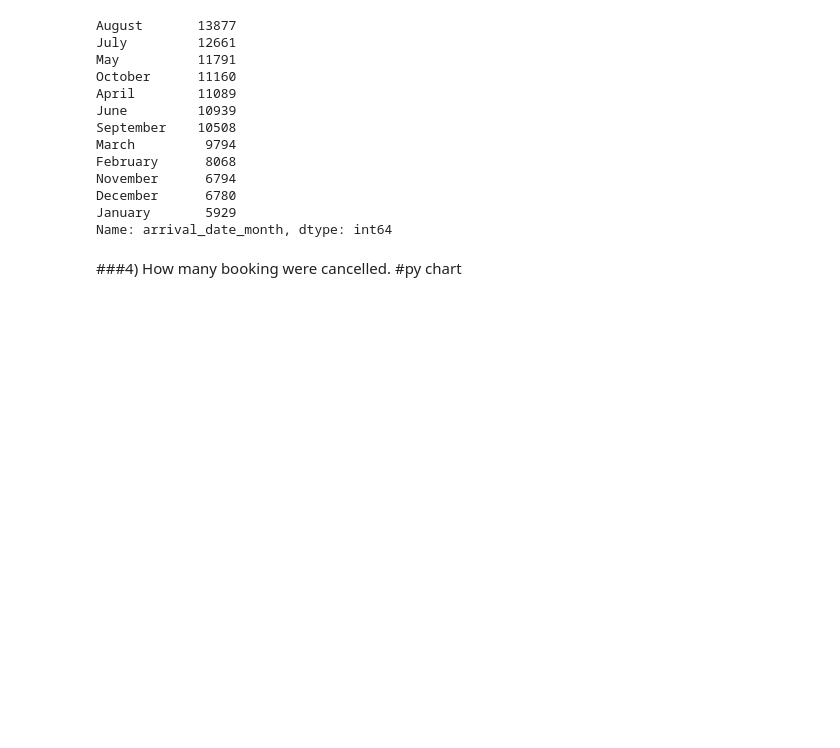
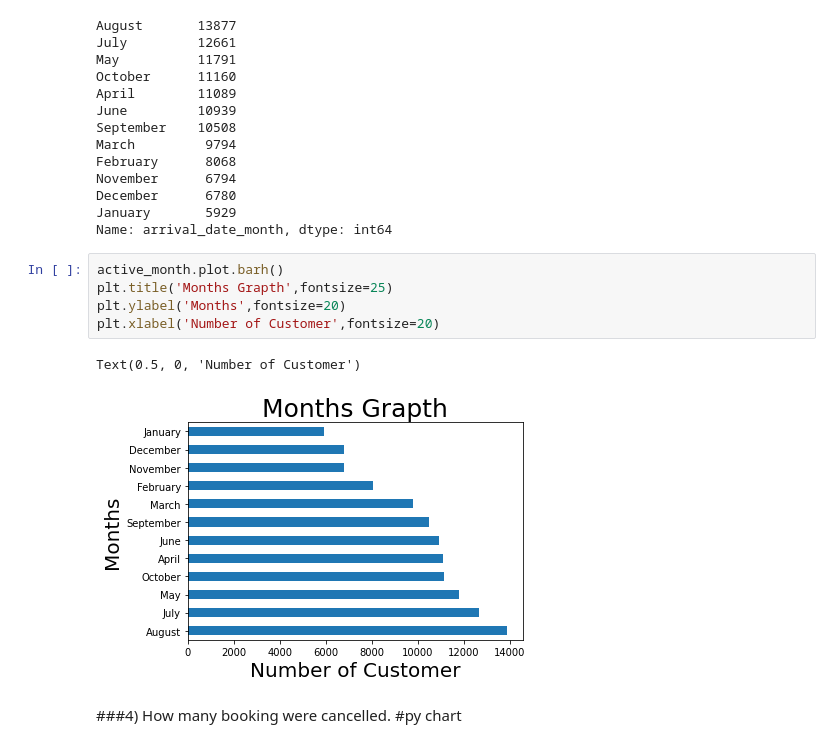
Before and after one commit to shubhankar77/EDA, a Jupyter notebook: hotal_booking.ipynb, the cells around one changed output. Drawn from its saved outputs; the diff is of its cells as text; blank space fills up the shorter version.

```diff
--- a/hotal_booking.ipynb
+++ b/hotal_booking.ipynb
@@ -144,6 +153,14 @@ November      6794
 December      6780
 January       5929
 Name: arrival_date_month, dtype: int64
+# %%
+active_month.plot.barh()
+plt.title('Months Grapth',fontsize=25)
+plt.ylabel('Months',fontsize=20)
+plt.xlabel('Number of Customer',fontsize=20)
+# %% [output]
+Text(0.5, 0, 'Number of Customer')
+[figure, added]
 # %% [markdown]
 ###4) How many booking were cancelled.
 #py chart
```
Also changed, not shown: parts of 22 cells of this notebook.
